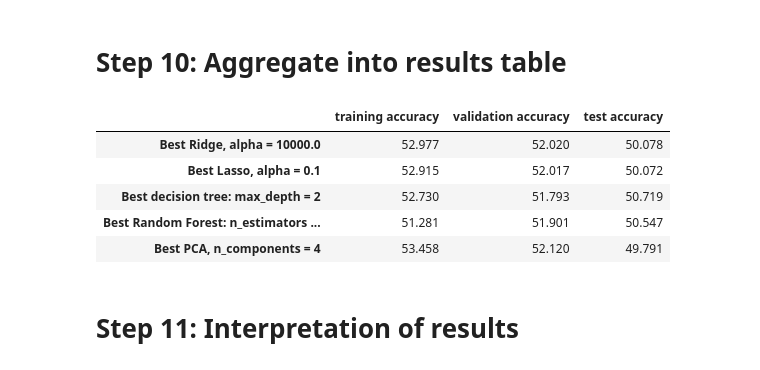
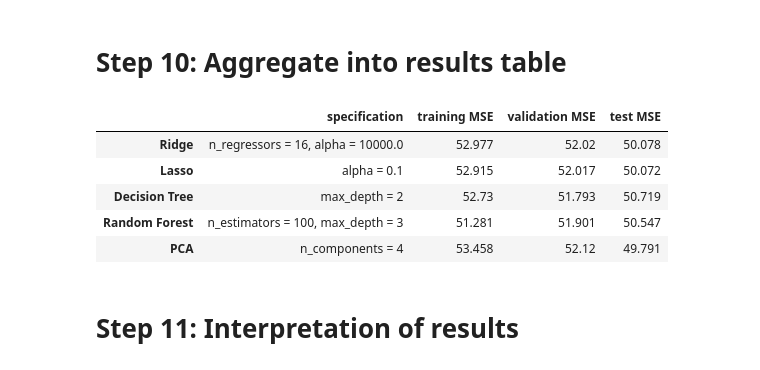
Before and after one commit to MattHAndrews/cs109a_final_project, a Jupyter notebook: Project.ipynb, the cells around one changed output. Drawn from its saved outputs; the diff is of its cells as text; code cells hidden in the pictures.

```diff
--- a/Project.ipynb
+++ b/Project.ipynb
@@ -1069,24 +1063,34 @@ We find that a PCA regression with 6 components is the optimal number, and the v
 # %%
 # Plotting
 fig, ax1 = plt.subplots(figsize=(10, 6))
+
+# Set a limit for the number of components to display (e.g., 150)
+max_components_to_display = 150
+n_components_to_display = [n for n in n_components_range if n <= max_components_to_display]
 
 # Plot for explained variance
 color = 'tab:blue'
 ax1.set_xlabel('Number of Components')
 ax1.set_ylabel('Explained Variance', color=color)
-ax1.plot(n_components_range, explained_variance, label='Explained Variance', color=color)
+
+# Limit explained variance to the components you want to display
+explained_variance_to_display = explained_variance[:len(n_components_to_display)]
+
+ax1.plot(n_components_to_display, explained_variance_to_display, label='Explained Variance', color=color)
 ax1.tick_params(axis='y', labelcolor=color)
 
 # Horizontal line for the elbow point in explained variance
-elbow_y_value = explained_variance[optimal_n_components - 1]
+optimal_component_index = np.argmax(np.array(explained_variance) >= 0.98)  # Find the index for 98% variance
+optimal_n_components = n_components_range[optimal_component_index]
+elbow_y_value = explained_variance[optimal_component_index]
 ax1.axvline(x=optimal_n_components, color='gray', linestyle='--')
-ax1.text(optimal_n_components, elbow_y_value, f'Elbow @ {optimal_n_components}, {np.round(elbow_y_value,2)}% accuracy', va='center', ha='right', color='gray')
+ax1.text(optimal_n_components, elbow_y_value, f'Elbow @ {optimal_n_components}, {np.round(elbow_y_value*100,2)}% accuracy', va='center', ha='right', color='gray')
 
 # Second y-axis for validation MSE
 ax2 = ax1.twinx()
 color = 'tab:red'
 ax2.set_ylabel('Validation MSE', color=color)
-ax2.plot(n_components_range, validation_mse, label='Validation MSE', color=color)
+ax2.plot(n_components_to_display, validation_mse[:len(n_components_to_display)], label='Validation MSE', color=color)
 ax2.tick_params(axis='y', labelcolor=color)
 
 # Title and layout adjustment
@@ -1137,25 +1171,25 @@ LinearRegression()
 # Step 10: Aggregate into results table <a class="anchor" id="results"></a>
 # %%
 accuracy_values = {
-    f"Best Ridge, alpha = {round(optimal_alpha_ridge, 2)}": {"train": ridge_train_mse, "val": ridge_valid_mse, "test": ridge_test_mse},
-    f"Best Lasso, alpha = {round(optimal_alpha_lasso, 2)}": {"train": lasso_train_mse, "val": lasso_valid_mse, "test": lasso_test_mse},
-    f"Best decision tree: max_depth = {dtree_max_depth}": {"train": dtree_training_mse, "val": dtree_validation_mse, "test": dtree_test_mse},
-    f"Best Random Forest: n_estimators = {rf_optimal_n} max_depth = {rf_optimal_max_depth}": {"train": rf_train_mse, "val": rf_valid_mse, "test": rf_test_mse},
-    f"Best PCA, n_components = {pca_optimal_n}": {"train": pca_train_mse, "val": pca_valid_mse, "test": pca_test_mse},
+    f"Ridge": {"spec": f"n_regressors = {non_zero_count_ridge}, alpha = {round(optimal_alpha_ridge, 2)}", "train": ridge_train_mse, "val": ridge_valid_mse, "test": ridge_test_mse},
+    f"Lasso": {"spec": f"alpha = {round(optimal_alpha_lasso, 2)}", "train": lasso_train_mse, "val": lasso_valid_mse, "test": lasso_test_mse},
+    f"Decision Tree": {"spec": f"max_depth = {dtree_max_depth}", "train": dtree_training_mse, "val": dtree_validation_mse, "test": dtree_test_mse},
+    f"Random Forest": {"spec": f"n_estimators = {rf_optimal_n}, max_depth = {rf_optimal_max_depth}", "train": rf_train_mse, "val": rf_valid_mse, "test": rf_test_mse},
+    f"PCA": {"spec": f"n_components = {pca_optimal_n}", "train": pca_train_mse, "val": pca_valid_mse, "test": pca_test_mse},
 }
 
 # Creating the DataFrame
 results_df = pd.DataFrame(accuracy_values).transpose()
-results_df.columns = ['training accuracy', 'validation accuracy', 'test accuracy']
+results_df.columns = ['specification','training MSE', 'validation MSE', 'test MSE']
 
 # display results
 results_df
 # %% [output]
-|  | training accuracy | validation accuracy | test accuracy |
-| Best Ridge, alpha = 10000.0 | 52.977 | 52.020 | 50.078 |
-| Best Lasso, alpha = 0.1 | 52.915 | 52.017 | 50.072 |
-| Best decision tree: max_depth = 2 | 52.730 | 51.793 | 50.719 |
-| Best Random Forest: n_estimators ... | 51.281 | 51.901 | 50.547 |
-| Best PCA, n_components = 4 | 53.458 | 52.120 | 49.791 |
+|  | specification | training MSE | validation MSE | test MSE |
+| Ridge | n_regressors = 16, alpha = 10000.0 | 52.977 | 52.02 | 50.078 |
+| Lasso | alpha = 0.1 | 52.915 | 52.017 | 50.072 |
+| Decision Tree | max_depth = 2 | 52.73 | 51.793 | 50.719 |
+| Random Forest | n_estimators = 100, max_depth = 3 | 51.281 | 51.901 | 50.547 |
+| PCA | n_components = 4 | 53.458 | 52.12 | 49.791 |
 # %% [markdown]
 # Step 11: Interpretation of results <a class="anchor" id="interpret"></a>
```
Also changed, not shown: parts of 40 cells of this notebook.
